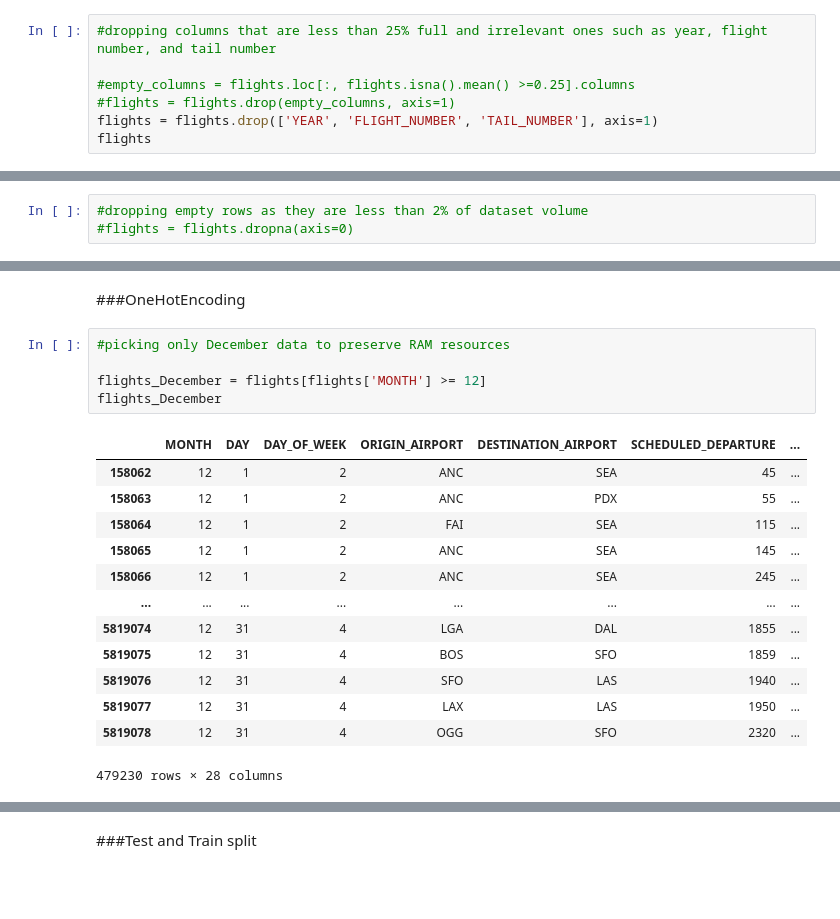
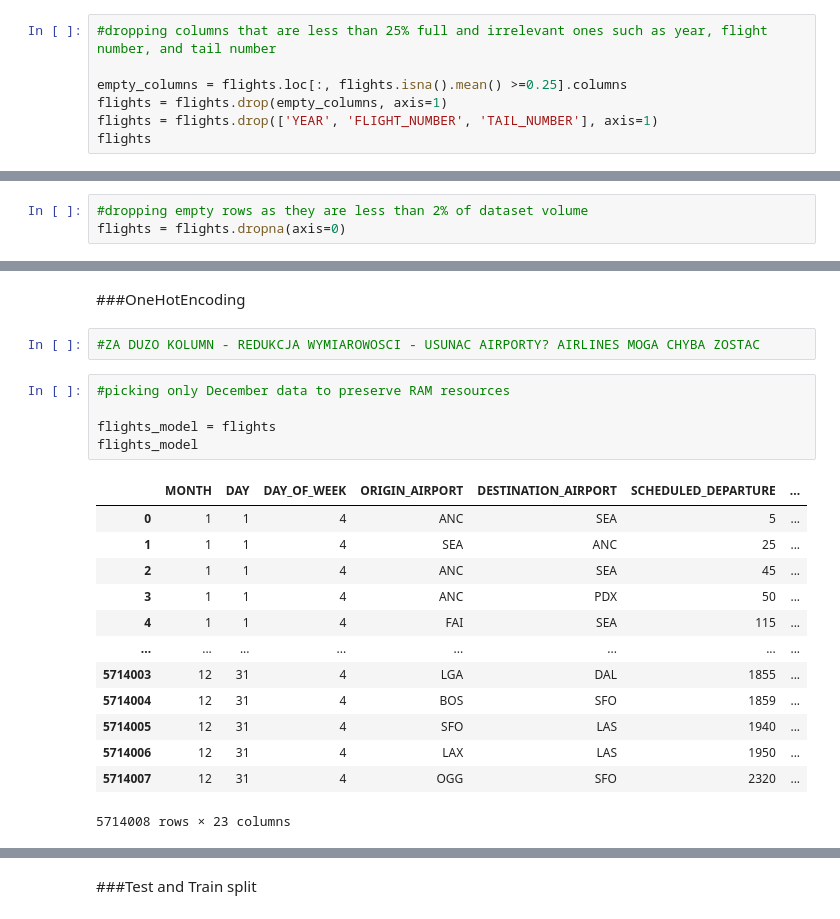
Before and after one commit to Salanakya/Flight-Cancellations, a Jupyter notebook: flightdelays.ipynb, the cells around one changed output, grey strips where cells are left out. Drawn from its saved outputs; the diff is of its cells as text; blank space fills up the shorter version.

```diff
--- a/flightdelays.ipynb
+++ b/flightdelays.ipynb
@@ -152,8 +152,8 @@ dtype: bool
 # %%
 #dropping columns that are less than 25% full and irrelevant ones such as year, flight number, and tail number
 
-#empty_columns = flights.loc[:, flights.isna().mean() >=0.25].columns
-#flights = flights.drop(empty_columns, axis=1)
+empty_columns = flights.loc[:, flights.isna().mean() >=0.25].columns
+flights = flights.drop(empty_columns, axis=1)
 flights = flights.drop(['YEAR', 'FLIGHT_NUMBER', 'TAIL_NUMBER'], axis=1)
 flights
 # %% [output]
@@ -173,3 +173,3 @@ flights
 # %%
 #dropping empty rows as they are less than 2% of dataset volume
-#flights = flights.dropna(axis=0)
+flights = flights.dropna(axis=0)
@@ -267,23 +276,25 @@ While mostly consistent throughout the week, longest delays occur on Thursday, F
 ##Prediction models
 # %% [markdown]
 ###OneHotEncoding
+# %%
+#ZA DUZO KOLUMN - REDUKCJA WYMIAROWOSCI - USUNAC AIRPORTY? AIRLINES MOGA CHYBA ZOSTAC
 # %%
 #picking only December data to preserve RAM resources
 
-flights_December = flights[flights['MONTH'] >= 12]
-flights_December
+flights_model = flights
+flights_model
 # %% [output]
 |  | MONTH | DAY | DAY_OF_WEEK | ORIGIN_AIRPORT | DESTINATION_AIRPORT | SCHEDULED_DEPARTURE | ... |
-| 158062 | 12 | 1 | 2 | ANC | SEA | 45 | ... |
-| 158063 | 12 | 1 | 2 | ANC | PDX | 55 | ... |
-| 158064 | 12 | 1 | 2 | FAI | SEA | 115 | ... |
-| 158065 | 12 | 1 | 2 | ANC | SEA | 145 | ... |
-| 158066 | 12 | 1 | 2 | ANC | SEA | 245 | ... |
+| 0 | 1 | 1 | 4 | ANC | SEA | 5 | ... |
+| 1 | 1 | 1 | 4 | SEA | ANC | 25 | ... |
+| 2 | 1 | 1 | 4 | ANC | SEA | 45 | ... |
+| 3 | 1 | 1 | 4 | ANC | PDX | 50 | ... |
+| 4 | 1 | 1 | 4 | FAI | SEA | 115 | ... |
 | ... | ... | ... | ... | ... | ... | ... | ... |
-| 5819074 | 12 | 31 | 4 | LGA | DAL | 1855 | ... |
-| 5819075 | 12 | 31 | 4 | BOS | SFO | 1859 | ... |
-| 5819076 | 12 | 31 | 4 | SFO | LAS | 1940 | ... |
-| 5819077 | 12 | 31 | 4 | LAX | LAS | 1950 | ... |
-| 5819078 | 12 | 31 | 4 | OGG | SFO | 2320 | ... |
+| 5714003 | 12 | 31 | 4 | LGA | DAL | 1855 | ... |
+| 5714004 | 12 | 31 | 4 | BOS | SFO | 1859 | ... |
+| 5714005 | 12 | 31 | 4 | SFO | LAS | 1940 | ... |
+| 5714006 | 12 | 31 | 4 | LAX | LAS | 1950 | ... |
+| 5714007 | 12 | 31 | 4 | OGG | SFO | 2320 | ... |
-479230 rows × 28 columns
+5714008 rows × 23 columns
 # %%
```
Also changed, not shown: parts of 36 cells of this notebook.
